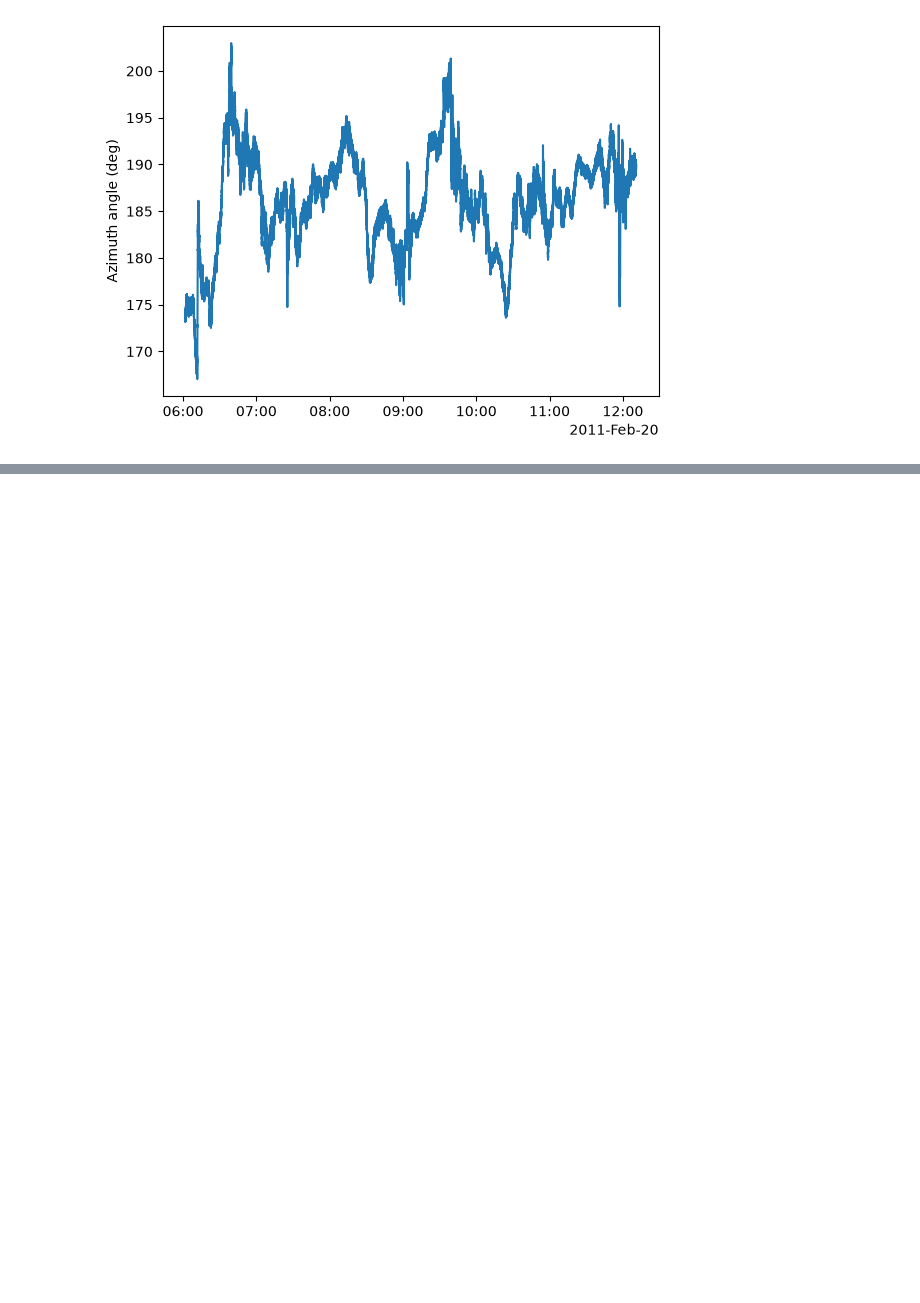
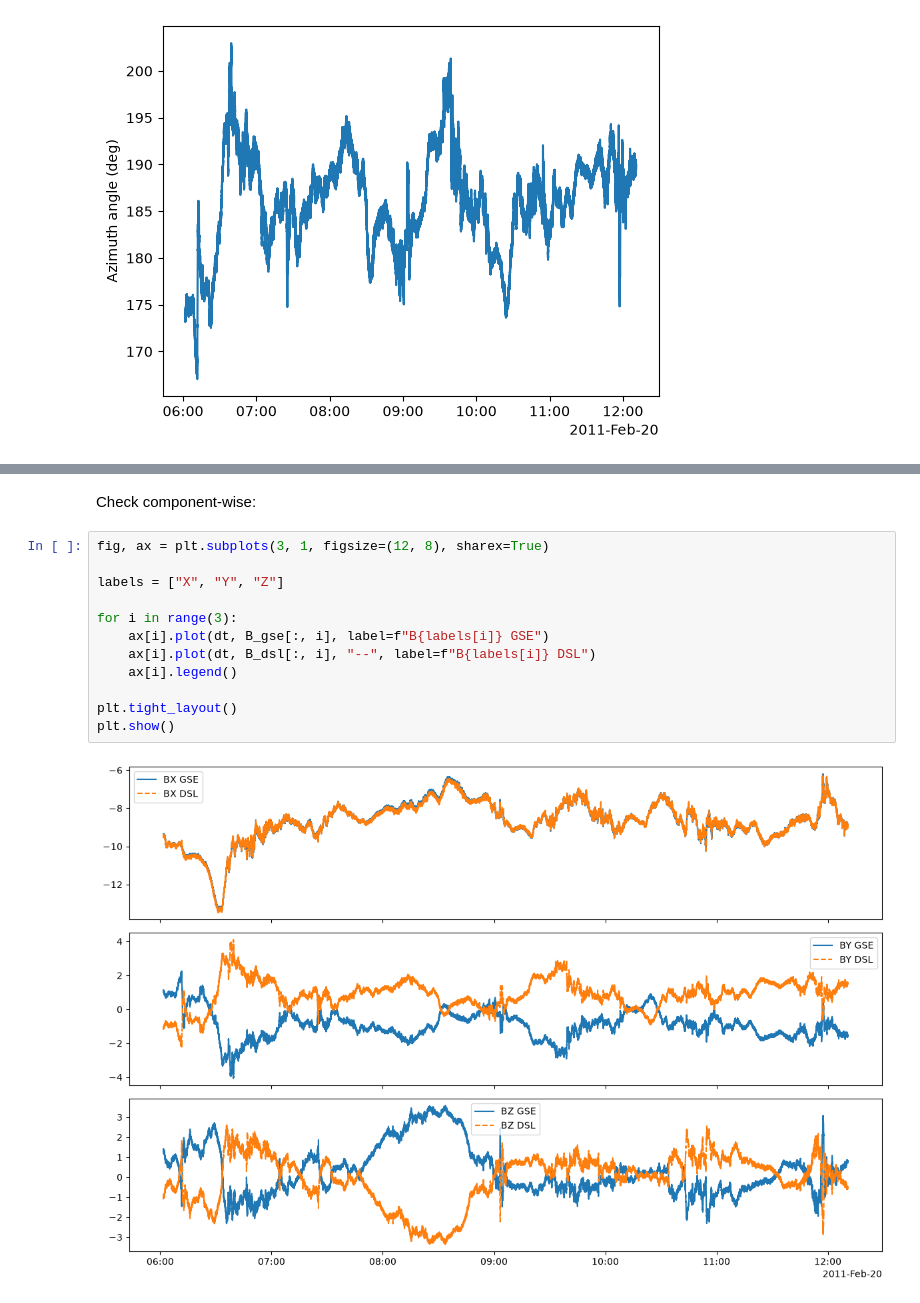
Before and after one commit to yulunwu000/artemis-lunar-plasma, a Jupyter notebook: notebooks/00_pyspedas_test.ipynb, the cells around one changed output, grey strips where cells are left out. Drawn from its saved outputs; the diff is of its cells as text; blank space fills up the shorter version.

```diff
--- a/notebooks/00_pyspedas_test.ipynb
+++ b/notebooks/00_pyspedas_test.ipynb
@@ -280,0 +373,16 @@ Text(0, 0.5, 'Azimuth angle (deg)')
+# %% [markdown]
+Check component-wise:
+# %%
+fig, ax = plt.subplots(3, 1, figsize=(12, 8), sharex=True)
+
+labels = ["X", "Y", "Z"]
+
+for i in range(3):
+    ax[i].plot(dt, B_gse[:, i], label=f"B{labels[i]} GSE")
+    ax[i].plot(dt, B_dsl[:, i], "--", label=f"B{labels[i]} DSL")
+    ax[i].legend()
+
+plt.tight_layout()
+plt.show()
+# %% [output]
+[figure, added]
```
Also changed, not shown: parts of 15 cells of this notebook.
